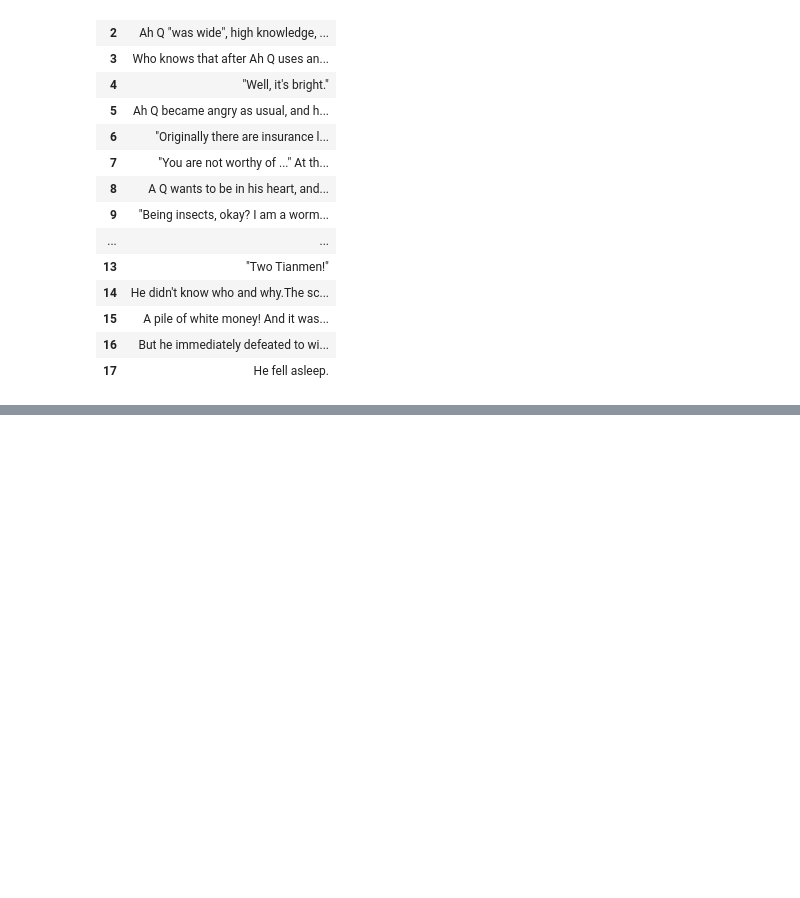
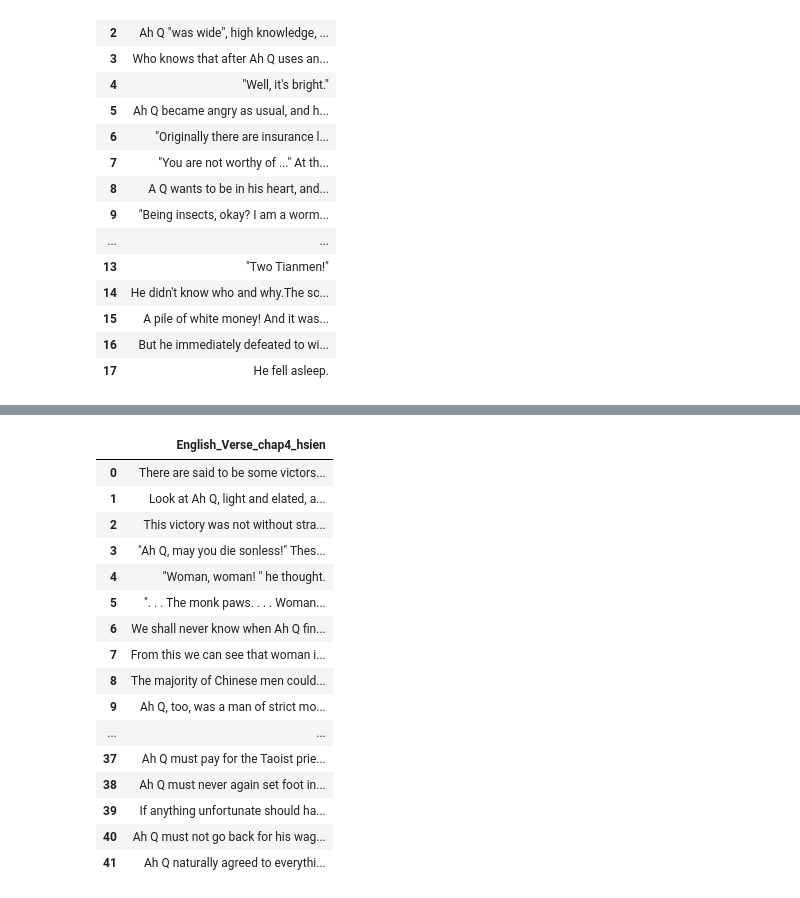
Before and after one commit to sydney-machine-learning/translationanalysis-Mandarin, a Jupyter notebook: jupyter_notebook/data_pre_processing_new.ipynb, the cells around one changed output, grey strips where cells are left out. Saved outputs shown, nothing was run; the diff lists cells and outputs as text; code cells hidden in the pictures; blank space fills up the shorter version.

```diff
--- a/jupyter_notebook/data_pre_processing_new.ipynb
+++ b/jupyter_notebook/data_pre_processing_new.ipynb
@@ -406,0 +705,97 @@ df_with_merged_julia_chapt2.to_csv(csv_path_julia_chapt2, index=False)
+# %%
+#chapter 4 merge hsien
+df_hsien_chapt4 = pd.read_csv("/Users/wangxuechun/unsw/thesis-repo/Data_set/hsien_dataset/chapter_4_eng_version_hsien.csv")
+
+merged_rows_hsien_chapt4 = df_hsien_chapt4.iloc[3:5]
+
+merged_row_hsien_chapt4 = merged_rows_hsien_chapt4.agg(agg)
+
+original_indices_hsien_chapt4 = merged_rows_hsien_chapt4.index
+
+insert_index_hsien_chapt4 = original_indices_hsien_chapt4[0]
+
+df_dropped_hsien_chapt4 = df_hsien_chapt4.drop(original_indices_hsien_chapt4)
+
+merged_row_df_hsien_chapt4 = pd.DataFrame([merged_row_hsien_chapt4], index=[insert_index_hsien_chapt4])
+
+df_with_merged_hsien_chapt4 = pd.concat([df_dropped_hsien_chapt4.iloc[:insert_index_hsien_chapt4], merged_row_df_hsien_chapt4, df_dropped_hsien_chapt4.iloc[insert_index_hsien_chapt4:]]).sort_index().reset_index(drop=True)
+
+#second merge
+merged_rows_hsien_chapt4 = df_with_merged_hsien_chapt4.iloc[22:24]
+
+merged_row_hsien_chapt4 = merged_rows_hsien_chapt4.agg(agg)
+
+original_indices_hsien_chapt4 = merged_rows_hsien_chapt4.index
+
+insert_index_hsien_chapt4 = original_indices_hsien_chapt4[0]
+
+df_dropped_hsien_chapt4 = df_with_merged_hsien_chapt4.drop(original_indices_hsien_chapt4)
+
+merged_row_df_hsien_chapt4 = pd.DataFrame([merged_row_hsien_chapt4], index=[insert_index_hsien_chapt4])
+
+df_with_merged_hsien_chapt4 = pd.concat([df_dropped_hsien_chapt4.iloc[:insert_index_hsien_chapt4], merged_row_df_hsien_chapt4, df_dropped_hsien_chapt4.iloc[insert_index_hsien_chapt4:]]).sort_index().reset_index(drop=True)
+
+#third merge
+merged_rows_hsien_chapt4 = df_with_merged_hsien_chapt4.iloc[28:30]
+
+merged_row_hsien_chapt4 = merged_rows_hsien_chapt4.agg(agg)
+
+original_indices_hsien_chapt4 = merged_rows_hsien_chapt4.index
+
+insert_index_hsien_chapt4 = original_indices_hsien_chapt4[0]
+
+df_dropped_hsien_chapt4 = df_with_merged_hsien_chapt4.drop(original_indices_hsien_chapt4)
+
+merged_row_df_hsien_chapt4 = pd.DataFrame([merged_row_hsien_chapt4], index=[insert_index_hsien_chapt4])
+
+df_with_merged_hsien_chapt4 = pd.concat([df_dropped_hsien_chapt4.iloc[:insert_index_hsien_chapt4], merged_row_df_hsien_chapt4, df_dropped_hsien_chapt4.iloc[insert_index_hsien_chapt4:]]).sort_index().reset_index(drop=True)
+
+#fourth merge
+merged_rows_hsien_chapt4 = df_with_merged_hsien_chapt4.iloc[33:35]
+
+merged_row_hsien_chapt4 = merged_rows_hsien_chapt4.agg(agg)
+
+original_indices_hsien_chapt4 = merged_rows_hsien_chapt4.index
+
+insert_index_hsien_chapt4 = original_indices_hsien_chapt4[0]
+
+df_dropped_hsien_chapt4 = df_with_merged_hsien_chapt4.drop(original_indices_hsien_chapt4)
+
+merged_row_df_hsien_chapt4 = pd.DataFrame([merged_row_hsien_chapt4], index=[insert_index_hsien_chapt4])
+
+df_with_merged_hsien_chapt4 = pd.concat([df_dropped_hsien_chapt4.iloc[:insert_index_hsien_chapt4], merged_row_df_hsien_chapt4, df_dropped_hsien_chapt4.iloc[insert_index_hsien_chapt4:]]).sort_index().reset_index(drop=True)
+
+#fifth merge
+merged_rows_hsien_chapt4 = df_with_merged_hsien_chapt4.iloc[41:43]
+
+merged_row_hsien_chapt4 = merged_rows_hsien_chapt4.agg(agg)
+
+original_indices_hsien_chapt4 = merged_rows_hsien_chapt4.index
+
+insert_index_hsien_chapt4 = original_indices_hsien_chapt4[0]
+
+df_dropped_hsien_chapt4 = df_with_merged_hsien_chapt4.drop(original_indices_hsien_chapt4)
+
+merged_row_df_hsien_chapt4 = pd.DataFrame([merged_row_hsien_chapt4], index=[insert_index_hsien_chapt4])
+
+df_with_merged_hsien_chapt4 = pd.concat([df_dropped_hsien_chapt4.iloc[:insert_index_hsien_chapt4], merged_row_df_hsien_chapt4, df_dropped_hsien_chapt4.iloc[insert_index_hsien_chapt4:]]).sort_index().reset_index(drop=True)
+
+df_with_merged_hsien_chapt4
+# %% [output]
+|  | English_Verse_chap4_hsien |
+| 0 | There are said to be some victors... |
+| 1 | Look at Ah Q, light and elated, a... |
+| 2 | This victory was not without stra... |
+| 3 | "Ah Q, may you die sonless!" Thes... |
+| 4 | "Woman, woman! " he thought. |
+| 5 | ". . . The monk paws. . . . Woman... |
+| 6 | We shall never know when Ah Q fin... |
+| 7 | From this we can see that woman i... |
+| 8 | The majority of Chinese men could... |
+| 9 | Ah Q, too, was a man of strict mo... |
+| ... | ... |
+| 37 | Ah Q must pay for the Taoist prie... |
+| 38 | Ah Q must never again set foot in... |
+| 39 | If anything unfortunate should ha... |
+| 40 | Ah Q must not go back for his wag... |
+| 41 | Ah Q naturally agreed to everythi... |
```
Also changed, not shown: parts of 9 cells of this notebook, 2 other files.
